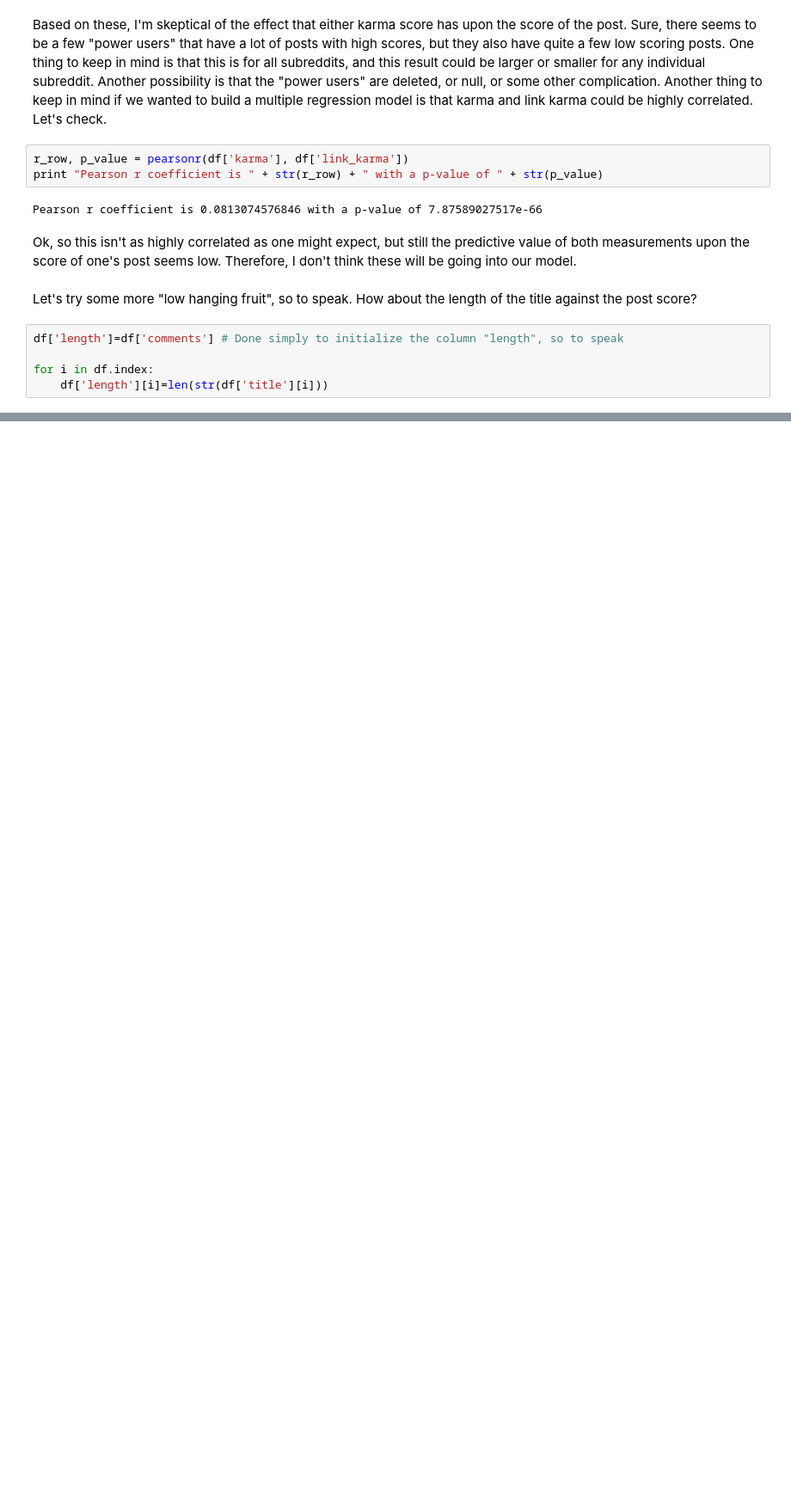
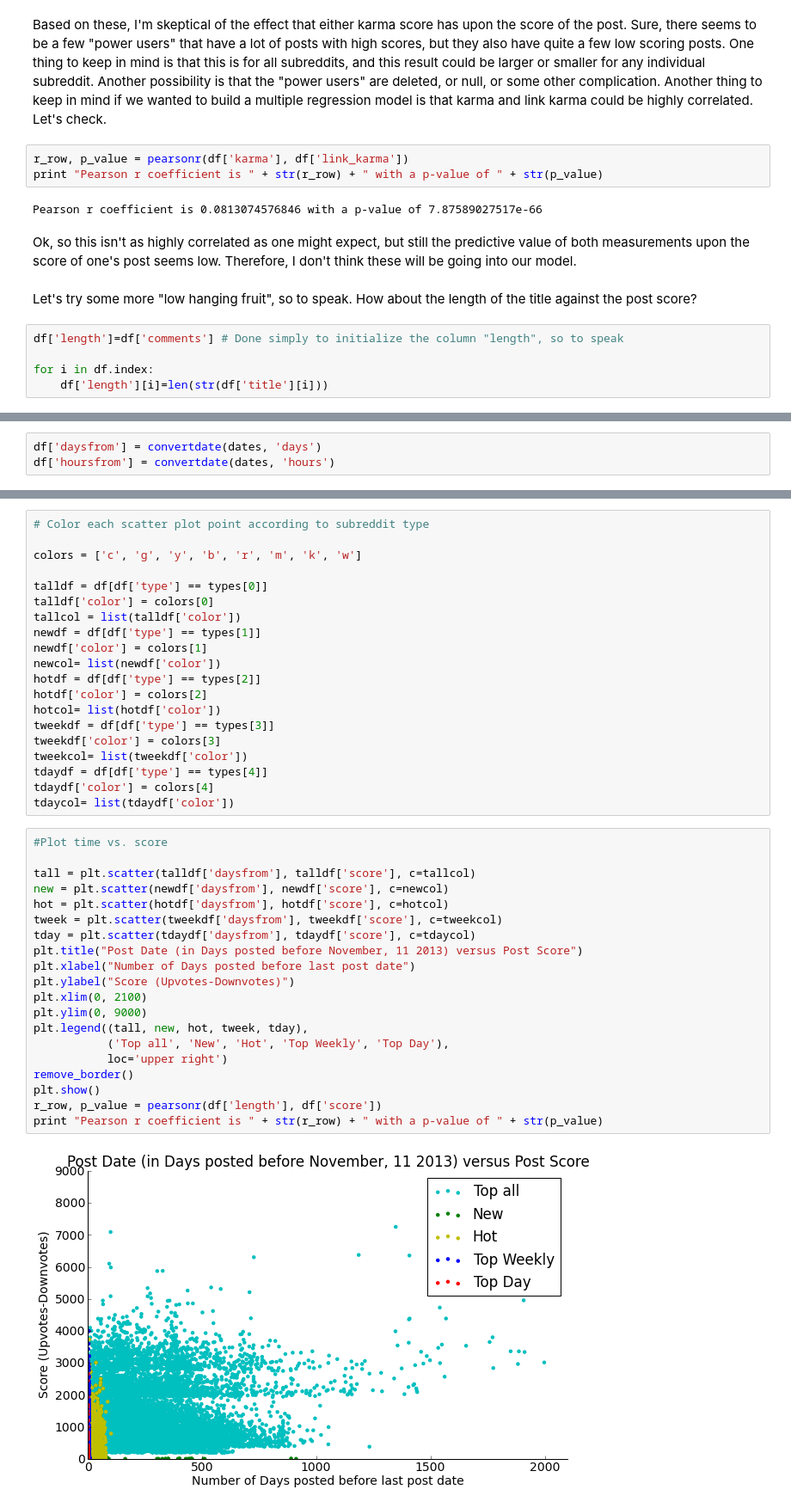
Before and after one commit to jaysayre/preddicted, a Jupyter notebook: statisticalsandbox.ipynb, the cells around one changed output, grey strips where cells are left out. Shown at 86% size. Drawn from its saved outputs; the diff is of its cells as text; blank space fills up the shorter version.

Commit message:
Really modeling time vs post score

```diff
--- a/statisticalsandbox.ipynb
+++ b/statisticalsandbox.ipynb
@@ -154,0 +183,3 @@ From this, it seems like popula
+# %%
+df['daysfrom'] = convertdate(dates, 'days')
+df['hoursfrom'] = convertdate(dates, 'hours')
@@ -154,0 +195,42 @@ From this, it seems like popula
+# %%
+# Color each scatter plot point according to subreddit type
+
+colors = ['c', 'g', 'y', 'b', 'r', 'm', 'k', 'w']
+
+talldf = df[df['type'] == types[0]]
+talldf['color'] = colors[0]
+tallcol = list(talldf['color'])
+newdf = df[df['type'] == types[1]]
+newdf['color'] = colors[1]
+newcol= list(newdf['color'])
+hotdf = df[df['type'] == types[2]]
+hotdf['color'] = colors[2]
+hotcol= list(hotdf['color'])
+tweekdf = df[df['type'] == types[3]]
+tweekdf['color'] = colors[3]
+tweekcol= list(tweekdf['color'])
+tdaydf = df[df['type'] == types[4]]
+tdaydf['color'] = colors[4]
+tdaycol= list(tdaydf['color'])
+# %%
+#Plot time vs. score
+
+tall = plt.scatter(talldf['daysfrom'], talldf['score'], c=tallcol)
+new = plt.scatter(newdf['daysfrom'], newdf['score'], c=newcol)
+hot = plt.scatter(hotdf['daysfrom'], hotdf['score'], c=hotcol)
+tweek = plt.scatter(tweekdf['daysfrom'], tweekdf['score'], c=tweekcol)
+tday = plt.scatter(tdaydf['daysfrom'], tdaydf['score'], c=tdaycol)
+plt.title("Post Date (in Days posted before November, 11 2013) versus Post Score")
+plt.xlabel("Number of Days posted before last post date")
+plt.ylabel("Score (Upvotes-Downvotes)")
+plt.xlim(0, 2100)
+plt.ylim(0, 9000)
+plt.legend((tall, new, hot, tweek, tday),
+           ('Top all', 'New', 'Hot', 'Top Weekly', 'Top Day'),
+           loc='upper right')
+remove_border()
+plt.show()
+r_row, p_value = pearsonr(df['length'], df['score'])
+print "Pearson r coefficient is " + str(r_row) + " with a p-value of " + str(p_value)
+# %% [output]
+[figure, added]
```
Also changed, not shown: parts of 16 cells of this notebook.
